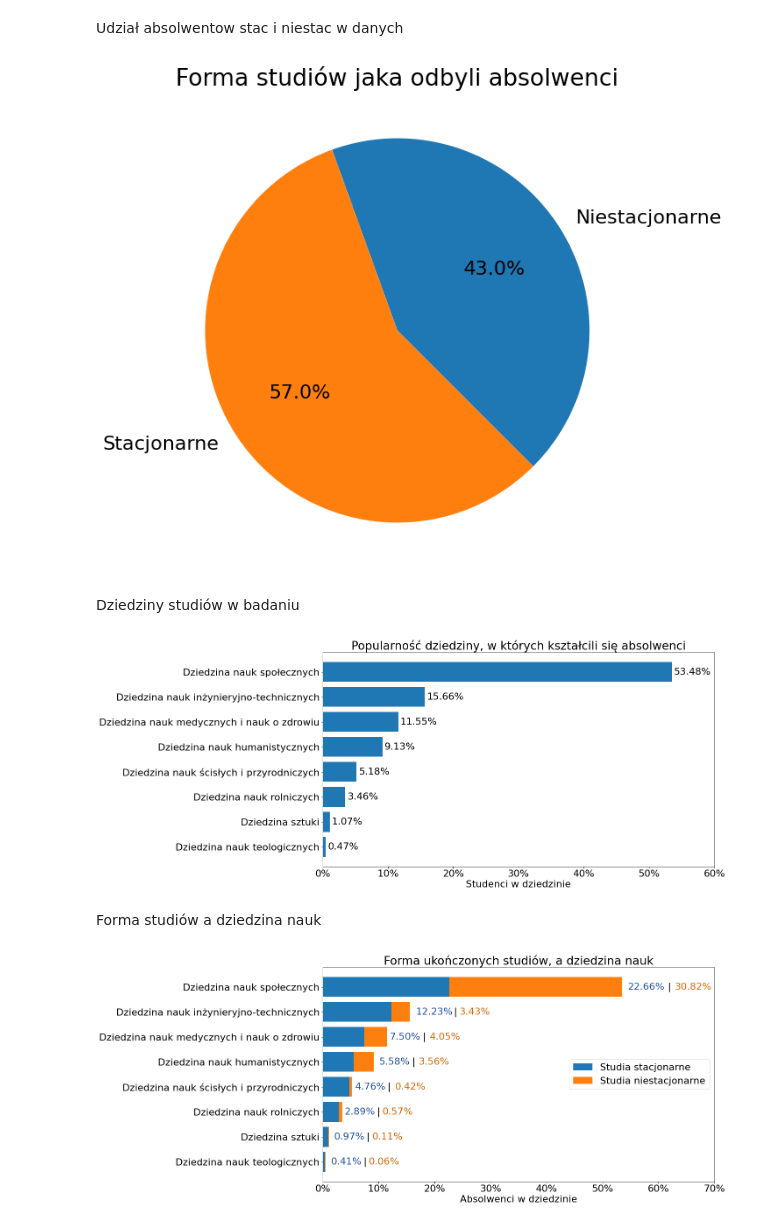
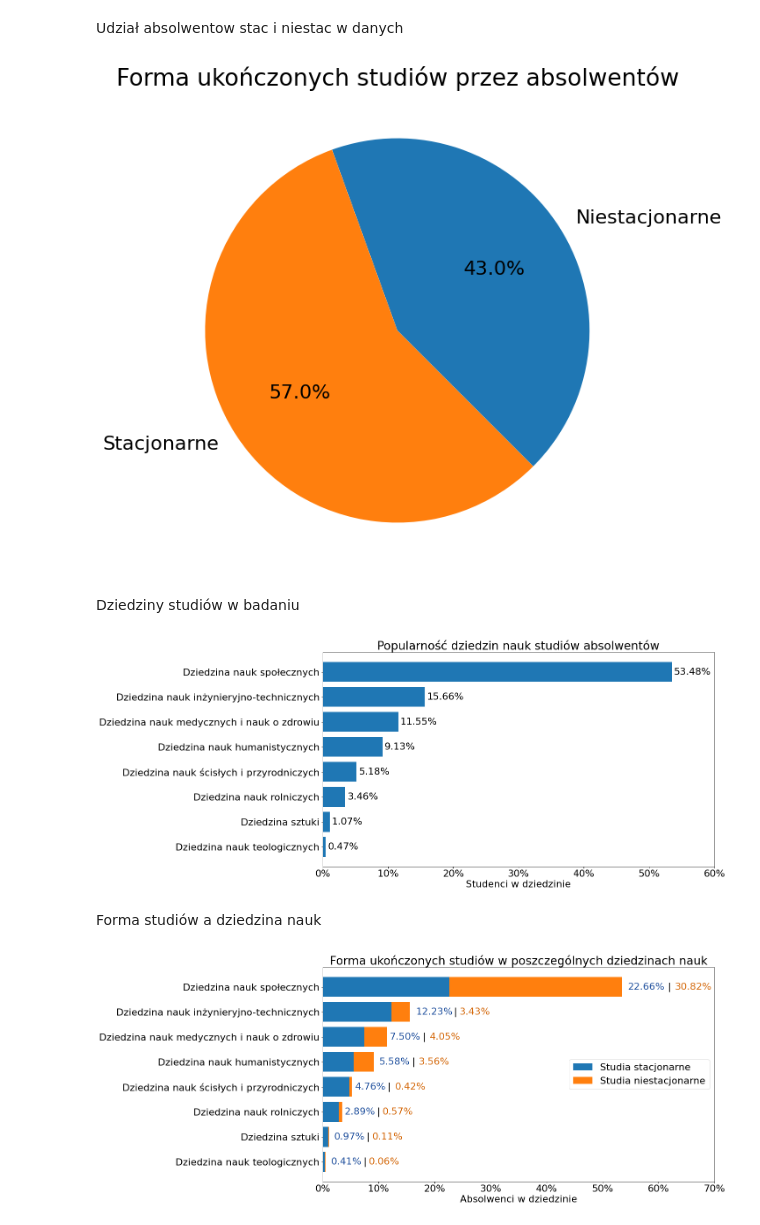
Before and after one commit to CptQuak/CasestudyGraduateEarnings, a Jupyter notebook: zadanie.ipynb, the cells around one changed output. Saved outputs shown, nothing was run; the diff lists cells and outputs as text; code cells hidden in the pictures.

```diff
--- a/zadanie.ipynb
+++ b/zadanie.ipynb
@@ -105,14 +105,14 @@ Udział absolwentow stac i niestac w danych
 # %%
 # Suma absolwentow na studiach stacjonarnych i niestacjonarnych
 formadata = data1.groupby(['P_FORMA']).agg({"P_N":"sum"})
 formadata=formadata.reset_index()
 
 plt.pie(formadata['P_N'],labels=["Niestacjonarne",'Stacjonarne'],autopct='%1.1f%%',startangle=-45)
-plt.title("Forma studiów jaka odbyli absolwenci")
+plt.title("Forma ukończonych studiów przez absolwentów")
 plt.savefig('plots/Udzial1.png', dpi=400, bbox_inches='tight')
 plt.show()
 # %% [output]
-[figure, old version]
+[figure, new version]
 # %% [markdown]
 Dziedziny studiów w badaniu
 # %%
@@ -123,7 +123,7 @@ dziedzinadata["P_N"] = dziedzinadata["P_N"] / dziedzinadata["P_N"].sum()
 
 plt.figure(figsize=(16,9))
 bars = plt.barh(y=dziedzinadata['P_DZIEDZINA'],width=dziedzinadata["P_N"])
-plt.title("Popularność dziedziny, w których kształcili się absolwenci")
+plt.title("Popularność dziedzin nauk studiów absolwentów")
 plt.bar_label(bars,labels=[f'{x:.2%}' for x in bars.datavalues],padding=5)
 plt.xlabel("Studenci w dziedzinie")
 plt.xticks([0,.1,.2,.3,.4,.5,.6,.7,.8,.9,1],labels=["0%","10%","20%","30%","40%","50%","60%","70%","80%","90%","100%"])
@@ -132,7 +132,7 @@ plt.grid(False)
 plt.savefig('plots/PopularnoscDziedzina.png', dpi=400, bbox_inches='tight')
 plt.show()
 # %% [output]
-[figure, old version]
+[figure, new version]
 # %% [markdown]
 Forma studiów a dziedzina nauk
 # %%
@@ -158,7 +158,7 @@ bars1 = plt.barh(y=dataFS['P_DZIEDZINA'],width=dataFS["P_N"])
 bars2 = plt.barh(y=dataFN['P_DZIEDZINA'],width=dataFN["P_N"],left=dataFS["P_N"])
 plt.legend(['Studia stacjonarne',"Studia niestacjonarne"],loc="right")
 
-plt.title("Forma ukończonych studiów, a dziedzina nauk")
+plt.title("Forma ukończonych studiów w poszczególnych dziedzinach nauk")
 
 # rysowanie po plocie w zewnetrznej funkcji
 # rysuje wartosci % przy barach
@@ -172,7 +172,7 @@ plt.grid(False)
 plt.savefig('plots/PopularnoscDziedzinaForma.png', dpi=400, bbox_inches='tight')
 plt.show()
 # %% [output]
-[figure, old version]
+[figure, new version]
 # %%
 # Przy analizie zarobków z reguły wartości median pozwalają lepiej ocenić zarobki
 # w konkretnej firmie. Pozwala to na pominęcie potencjalnie zawyżonej sredniej
```
Also changed, not shown: parts of 18 cells of this notebook, 16 other files.
